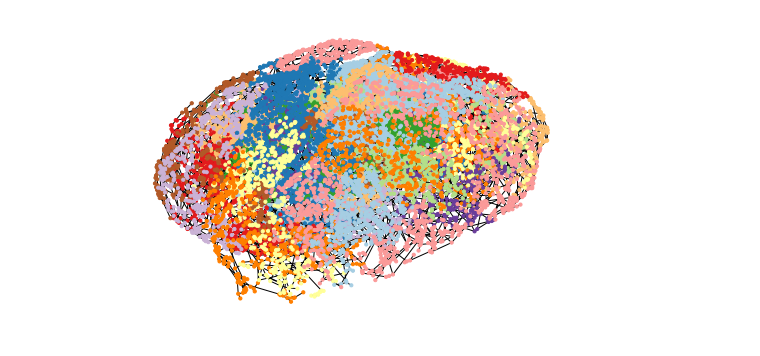
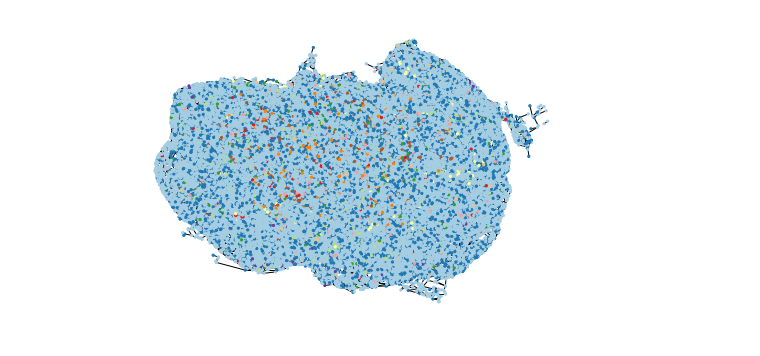
Before and after one commit to magdyksaleh/cs224w_ssm, a Jupyter notebook: notebooks/community.ipynb, the cells around one changed output. Saved outputs shown, nothing was run; the diff lists cells and outputs as text; code cells hidden in the pictures.

```diff
--- a/notebooks/community.ipynb
+++ b/notebooks/community.ipynb
@@ -49,5 +41,12 @@ pd.Series(lens).plot()
-# %%
-nidx2clust_mes = [0]*388
-for i,x in enumerate(part_Mes):
-    for y in x:
-        nidx2clust_mes[y] = i
+# %%
+G_LS174T = snap.LoadEdgeList(snap.PNGraph, "../data/Edgelist_v2/LS174T_clean_EdgesList.txt", 0, 1, '\t')
+nidx2clust_LS = {}
+total = set()
+for i,x in enumerate(part_LS):
+    for y in x:
+        if G_LS174T.IsNode(y):
+            total.add(y)
+            nidx2clust_LS[y] = i
+# print(set(range(G_LS174T.GetNodes())) - total)
+unique, counts = np.unique(nidx2clust_LS.values(), return_counts = True)
+print "Number of communities = %d, largest community = %d"%(len(unique), np.amax(counts))
@@ -53,0 +90,7 @@ for i,x in enumerate(part_Mes):
+# %%
+nidx2clust_SW = {}
+for i,x in enumerate(part_SW):
+    for y in x:
+        nidx2clust_SW[y] = i
+unique, counts = np.unique(nidx2clust_SW.values(), return_counts = True)
+print "Number of communities = %d, largest community = %d"%(len(unique), np.amax(counts))
@@ -63,12 +111,8 @@ for i,x in enumerate(part_LS):
-# %%
-nidx2clust_SW = np.asarray([0]*G_SW1222.vcount())
-for i,x in enumerate(part_SW):
-    for y in x:
-        nidx2clust_SW[y] = i
 # %%
-G_LS174T_nx = nx.read_edgelist("../data/Edgelist/LS174T_clean_EdgesList.txt", nodetype=int)
-LS174T_pos = get_pos('../data/og_files/LS174T_coordinates.txt')
+G_SW1222_nx = nx.read_edgelist("../data/Edgelist_v2/SW1222_clean_EdgesList.txt", nodetype=int)
+SW1222_pos = get_pos('../data/og_files/SW1222_coordinates.txt')
 # print(LS174T_pos)
-nx.draw(G_LS174T_nx, node_color=np.asarray(nidx2clust_LS)+1, pos = LS174T_pos, node_size=10, cmap=plt.cm.Paired)
+nx.draw(G_SW1222_nx, node_color=np.asarray(nidx2clust_SW.values()), pos = SW1222_pos, node_size=5, cmap=plt.cm.Paired)
+plt.savefig('SW_clustering.pdf')
 # %% [output]
-[figure, old version]
+[figure, new version]
```
Also changed, not shown: parts of 27 cells of this notebook, 10 other files.
